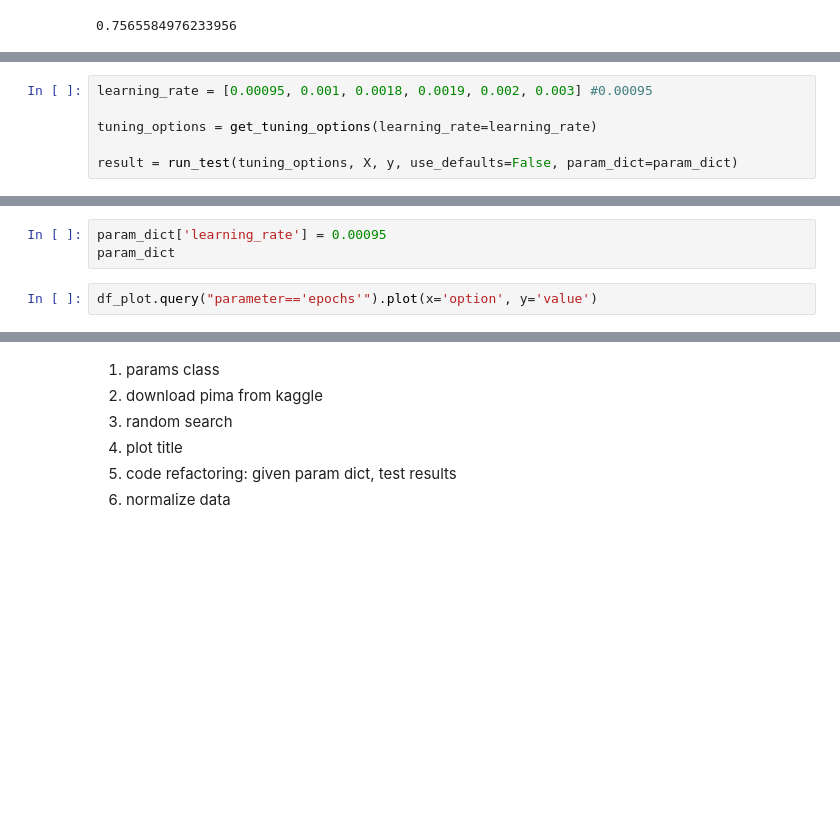
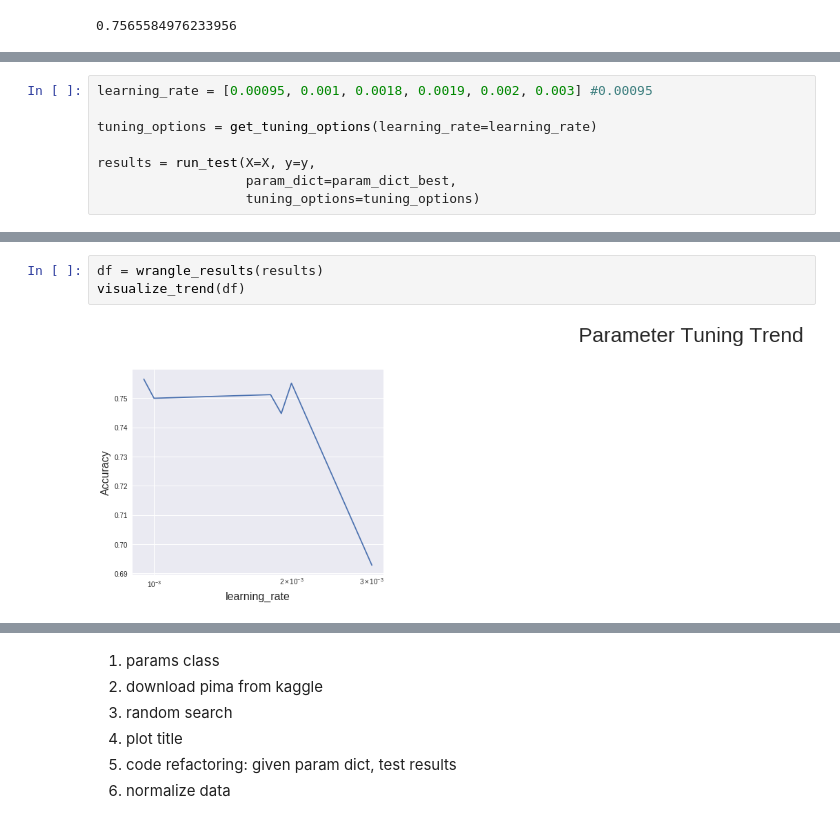
Before and after one commit to georgeliu1998/keras_model_tuning, a Jupyter notebook: keras.ipynb, the cells around one changed output, grey strips where cells are left out. Drawn from its saved outputs; the diff is of its cells as text; blank space fills up the shorter version.

```diff
--- a/keras.ipynb
+++ b/keras.ipynb
@@ -596,4 +568,6 @@ learning_rate = [0.00095, 0.001, 0.0018, 0.0019, 0.002, 0.003] #0.00095
 
 tuning_options = get_tuning_options(learning_rate=learning_rate)
 
-result = run_test(tuning_options, X, y, use_defaults=False, param_dict=param_dict)
+results = run_test(X=X, y=y,
+                   param_dict=param_dict_best,
+                   tuning_options=tuning_options)
@@ -600,6 +592,6 @@ result = run_test(tuning_options, X, y, use_defaults=False, param_dict=param_dic
-# %%
-param_dict['learning_rate'] = 0.00095
-param_dict
-# %%
-df_plot.query("parameter=='epochs'").plot(x='option', y='value')
+# %%
+df = wrangle_results(results)
+visualize_trend(df)
+# %% [output]
+[figure, added]
 # %%
```
Also changed, not shown: parts of 18 cells of this notebook.
